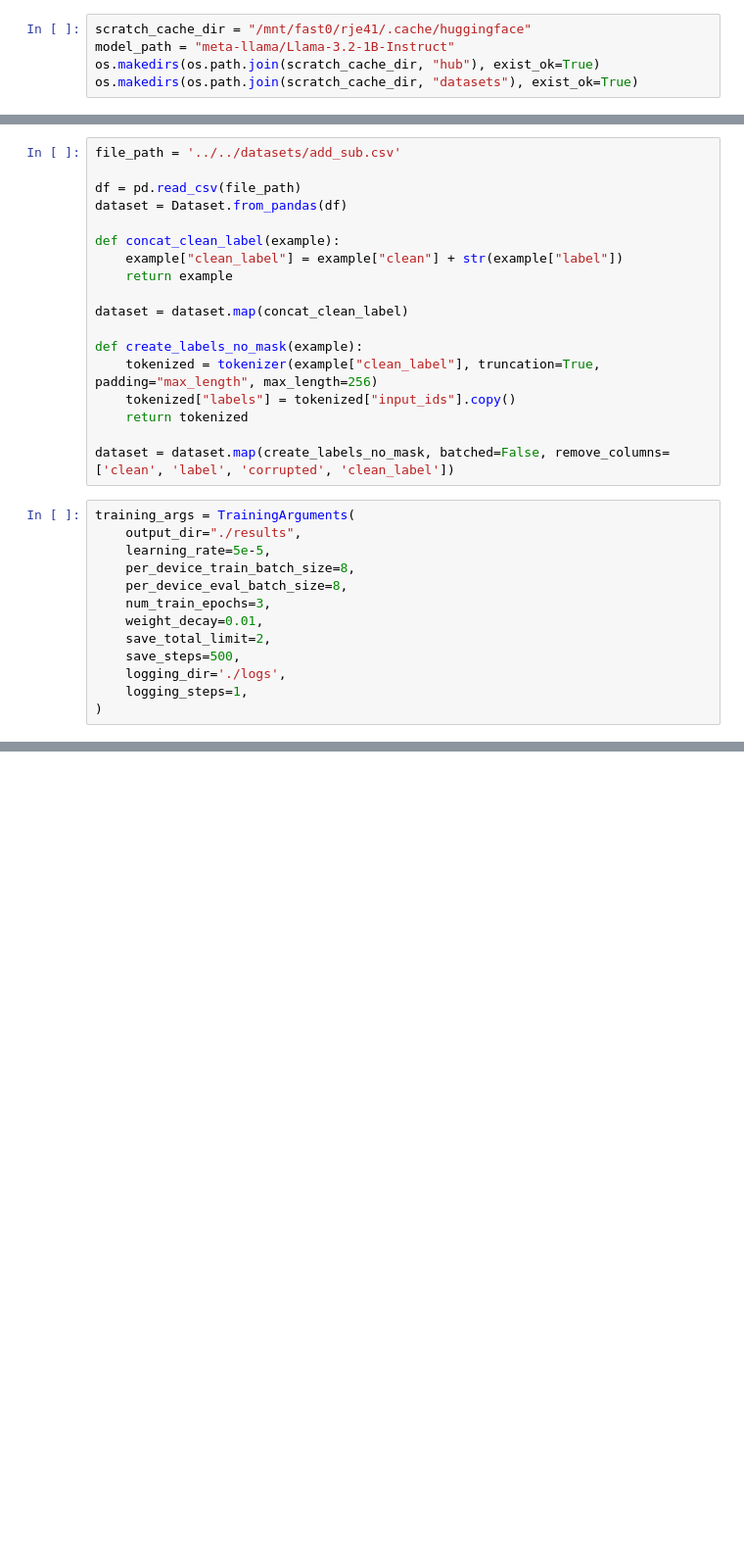
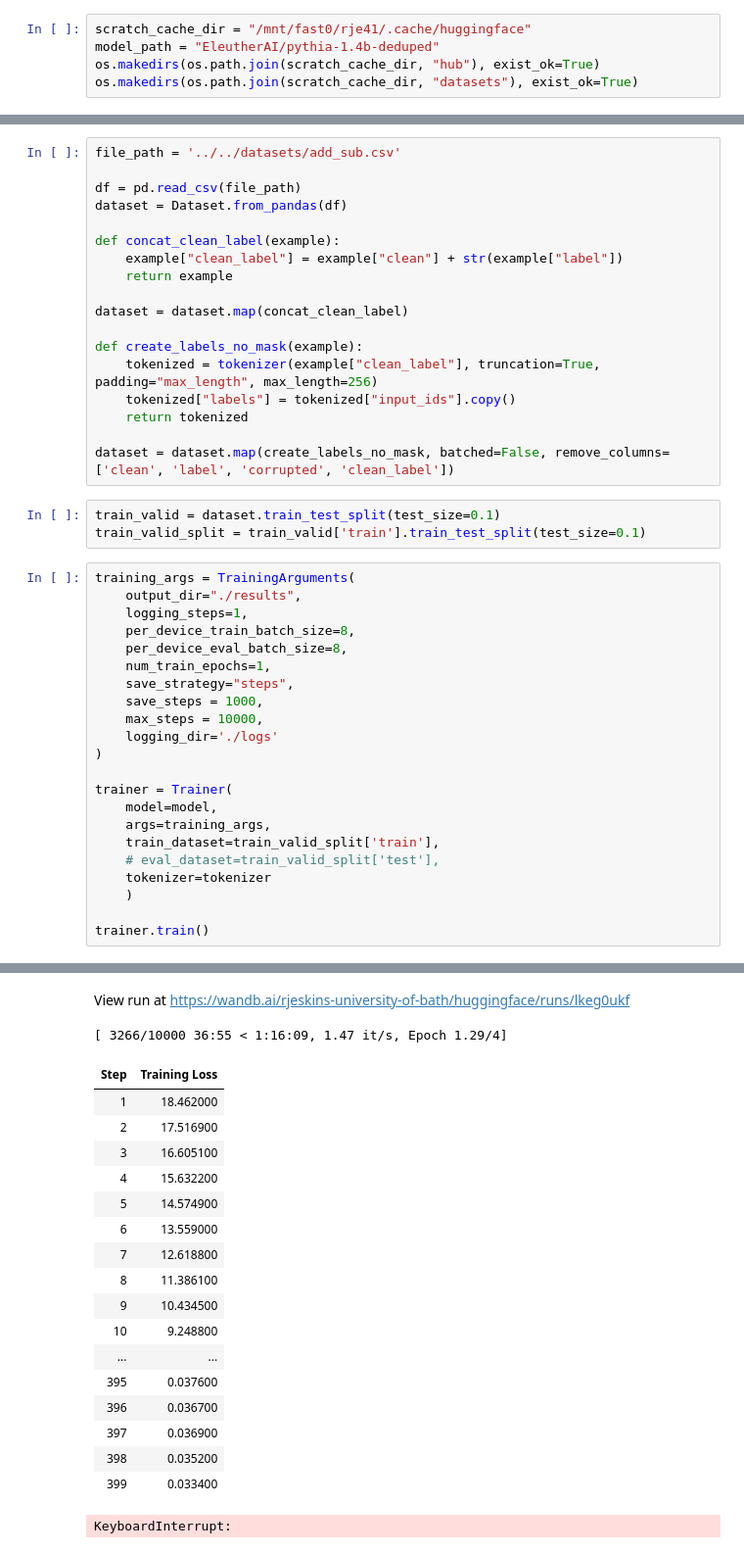
Before and after one commit to robeskins/mech-interp-ft, a Jupyter notebook: fine-tuning/add_sub/lora_train.ipynb, the cells around one changed output, grey strips where cells are left out. Shown at 98% size. Saved outputs shown, nothing was run; the diff lists cells and outputs as text; blank space fills up the shorter version.

```diff
--- a/fine-tuning/add_sub/lora_train.ipynb
+++ b/fine-tuning/add_sub/lora_train.ipynb
@@ -12,6 +13,6 @@ import pandas as pd
 # %%
 scratch_cache_dir = "/mnt/fast0/rje41/.cache/huggingface"
-model_path = "meta-llama/Llama-3.2-1B-Instruct"
+model_path = "EleutherAI/pythia-1.4b-deduped"
 os.makedirs(os.path.join(scratch_cache_dir, "hub"), exist_ok=True)
 os.makedirs(os.path.join(scratch_cache_dir, "datasets"), exist_ok=True)
 # %%
@@ -56,16 +54,29 @@ def create_labels_no_mask(example):
     return tokenized
 
 dataset = dataset.map(create_labels_no_mask, batched=False, remove_columns=['clean', 'label', 'corrupted', 'clean_label'])
+# %%
+train_valid = dataset.train_test_split(test_size=0.1)
+train_valid_split = train_valid['train'].train_test_split(test_size=0.1)
 # %%
 training_args = TrainingArguments(
     output_dir="./results",
-    learning_rate=5e-5,
+    logging_steps=1,
     per_device_train_batch_size=8,
     per_device_eval_batch_size=8,
-    num_train_epochs=3,
-    weight_decay=0.01,
-    save_total_limit=2,
-    save_steps=500,
-    logging_dir='./logs',
-    logging_steps=1,
+    num_train_epochs=1,
+    save_strategy="steps",
+    save_steps = 1000,
+    max_steps = 10000,
+    logging_dir='./logs'
 )
+
+trainer = Trainer(
+    model=model,
+    args=training_args,
+    train_dataset=train_valid_split['train'],
+    # eval_dataset=train_valid_split['test'],
+    tokenizer=tokenizer
+    )
+
+trainer.train()
+# %% [output]
@@ -71,0 +90,20 @@ training_args = TrainingArguments(
+View run at https://wandb.ai/rjeskins-university-of-bath/huggingface/runs/lkeg0ukf
+[ 3266/10000 36:55 < 1:16:09, 1.47 it/s, Epoch 1.29/4]
+| Step | Training Loss |
+| 1 | 18.462000 |
+| 2 | 17.516900 |
+| 3 | 16.605100 |
+| 4 | 15.632200 |
+| 5 | 14.574900 |
+| 6 | 13.559000 |
+| 7 | 12.618800 |
+| 8 | 11.386100 |
+| 9 | 10.434500 |
+| 10 | 9.248800 |
+| ... | ... |
+| 395 | 0.037600 |
+| 396 | 0.036700 |
+| 397 | 0.036900 |
+| 398 | 0.035200 |
+| 399 | 0.033400 |
+KeyboardInterrupt:
```
Also changed, not shown: parts of 6 cells of this notebook, 6 other files.
